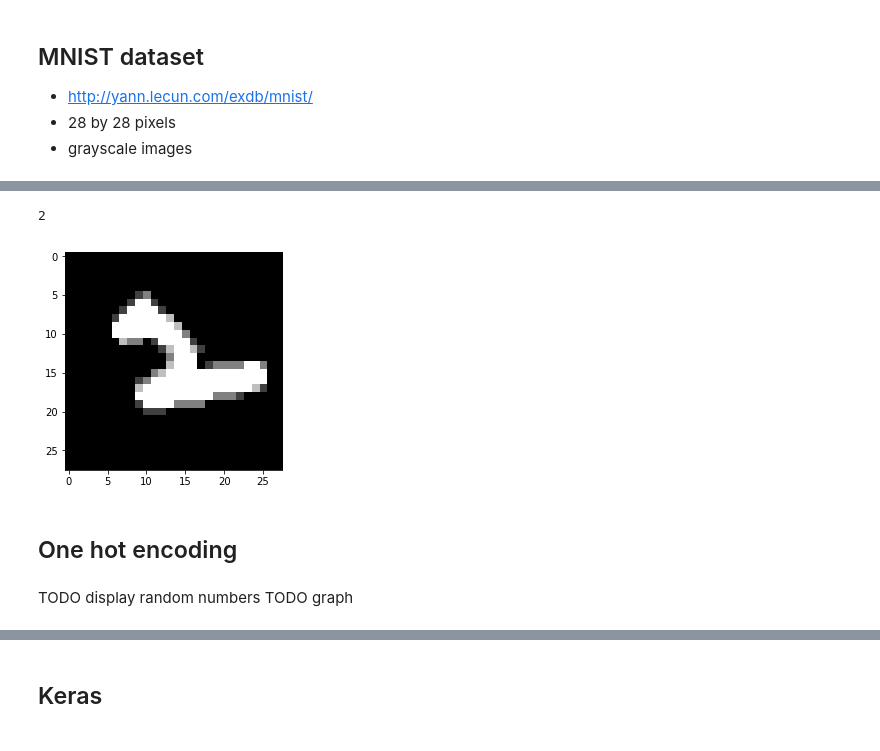
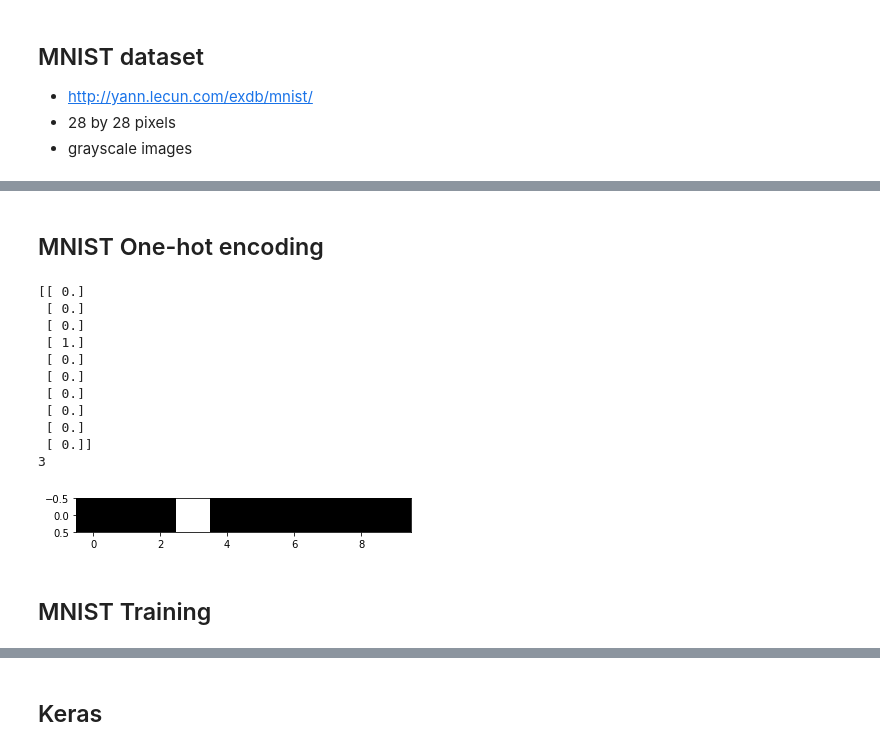
Before and after one commit to martinkersner/ann-meetup, a Jupyter notebook: ann.ipynb, the cells around one changed output, grey strips where cells are left out. Cells and saved outputs as stored; diff of their text form; code cells hidden in the pictures.

Commit message:
MNIST evaluation

```diff
--- a/ann.ipynb
+++ b/ann.ipynb
@@ -361,0 +375,24 @@ training_data, validation_data, test_data = mnist_loader.load_data_wrapper()
+# %%
+def get_sample(data, idx):
+    X_rand = data[idx][0]
+    y_rand = data[idx][1]
+
+    return X_rand, y_rand
+
+def display_digit(data, idx=None):
+    """ If idx parameter is not specified display random data sample. """
+    if idx == None:
+        idx = random.randint(0, len(data)-1)
+
+    X_tmp, y_tmp = get_sample(data, idx)
+
+    img = X_tmp.reshape((28, 28))
+    plt.figure()
+    plt.imshow(img, cmap='gray')
+
+    if isinstance(y_tmp, int):
+        print(y_tmp)
+    else:
+        print(np.argmax(y_tmp))
+
+display_digit(training_data)
@@ -362,25 +402,26 @@ training_data, validation_data, test_data = mnist_loader.load_data_wrapper()
+# %% [markdown]
+## MNIST One-hot encoding
 # %%
-# Display random image and label from training data.
+def display_random_one_hot_encoding(data):
+    rand_idx = random.randint(0, len(data)-1)
+    _, y_rand = get_sample(data, rand_idx)
 
-def random_data_sample(data):
-    ri = random.randint(0, len(data)-1)
-    X_rand = data[ri][0]
-    y_rand = data[ri][1]
-
-    return X_rand, y_rand
-
-def display_random_digit(data):
-    X_rand, y_rand = random_data_sample(data)
-
-    rand_img = X_rand.reshape((28, 28))
+    print(y_rand)
     plt.figure()
-    plt.imshow(rand_img, cmap='gray')
-
+    plt.imshow(y_rand.T, cmap='gray')
     print(np.argmax(y_rand))
 
-display_random_digit(training_data)
+display_random_one_hot_encoding(training_data)
 # %% [output]
-2
+[[ 0.]
+ [ 0.]
+ [ 0.]
+ [ 1.]
+ [ 0.]
+ [ 0.]
+ [ 0.]
+ [ 0.]
+ [ 0.]
+ [ 0.]]
+3
-[figure, old version]
+[figure, new version]
-# %% [markdown]
-## One hot encoding
@@ -405,4 +428,3 @@ display_random_one_hot_encoding(training_data)
-# %% [markdown]
-TODO display random numbers
-TODO graph
+# %% [markdown]
+## MNIST Training
 # %%
```
Also changed, not shown: parts of 21 cells of this notebook, 1 other file.
